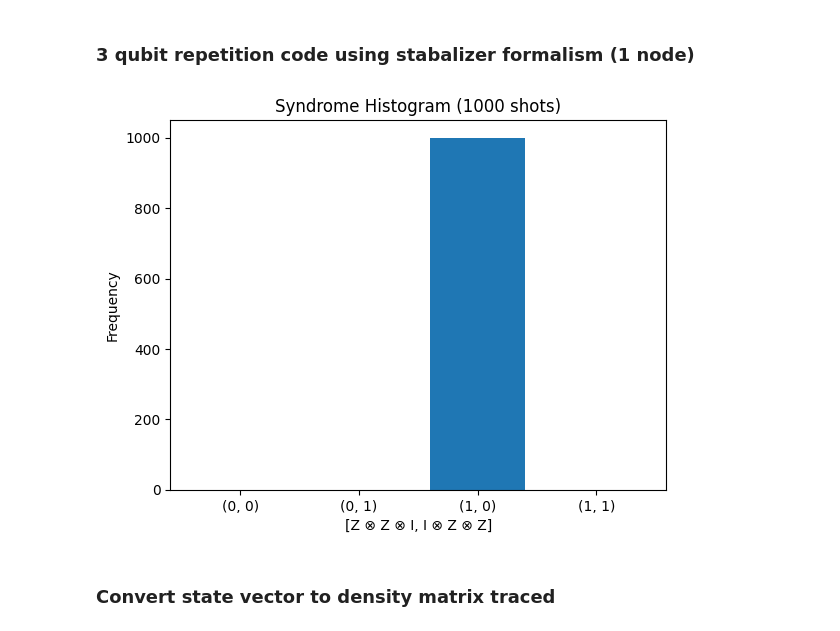
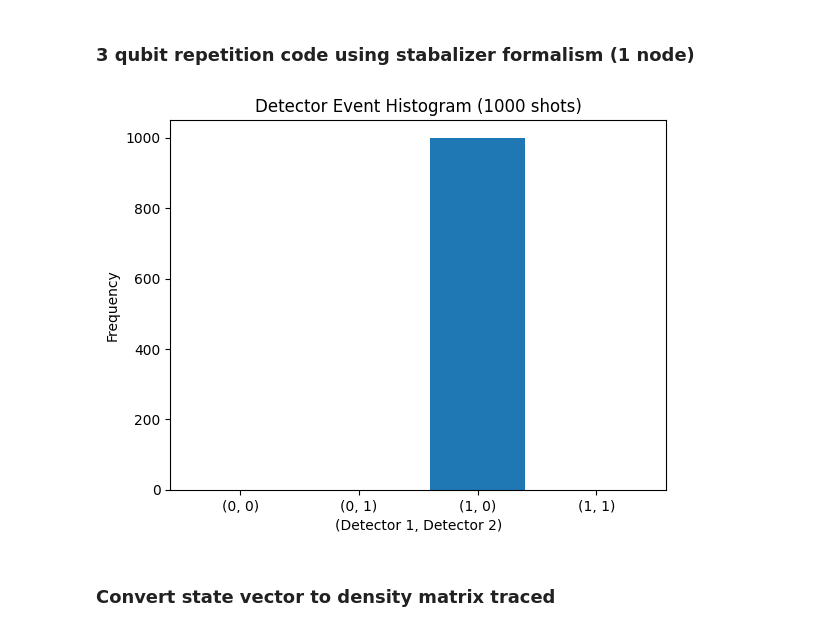
Before and after one commit to SagarPatange/QEC, a Jupyter notebook: stabalizer_formalism/drafts/purification_713.ipynb, the cells around one changed output. Drawn from its saved outputs; the diff is of its cells as text; code cells hidden in the pictures.

```diff
--- a/stabalizer_formalism/drafts/purification_713.ipynb
+++ b/stabalizer_formalism/drafts/purification_713.ipynb
@@ -120,13 +596,9 @@ def entanglment_swapping(circuit: stim.Circuit, qubit_indices: list[int], total_
     c.append("M", [qubit_indices[2]])  # m_Z
 
     # Pauli-frame corrections on the last qubit
-    c.append('CX', [stim.target_rec(-1), stim.GateTarget(3)])
-    c.append('CZ', [stim.target_rec(-2), stim.GateTarget(3)])
+    c.append('CX', [stim.target_rec(-1), stim.GateTarget(qubit_indices[3])])
+    c.append('CZ', [stim.target_rec(-2), stim.GateTarget(qubit_indices[3])])
 
-    # # Apply identity to all other qubits
-    # for i in range(total_qubits):
-    #     if i not in qubit_indices:
-    #         c.append("I", [i])
 
     return c
 # %% [markdown]
@@ -499,44 +1040,47 @@ import random
 def three_qubit_repetition_code(p_error=0.1):
     circuit = stim.Circuit()
 
-    circuit.append("", 0)
+    circuit.append("I", 0)
     # circuit.append("CNOT", [0, 1])
     # circuit.append("CNOT", [0, 2])
 
     circuit.append("H", 0)
     circuit.append("CNOT", [0, 1])
     circuit.append("CNOT", [0, 2])
 
     circuit.append("X_ERROR", [0], [p_error])
     # 3) Measure Z0Z1 parity on ancilla 3
     circuit.append("CNOT", [0, 3])
     circuit.append("CNOT", [1, 3])
     circuit.append("M", 3)
-    # circuit.append("DETECTOR", [stim.target_rec(-1)])
+    circuit.append("DETECTOR", [stim.target_rec(-1)])
 
     # 4) Measure Z1Z2 parity on ancilla 4
     circuit.append("CNOT", [1, 4])
     circuit.append("CNOT", [2, 4])
     circuit.append("M", 4)
-    # circuit.append("DETECTOR", [stim.target_rec(-1)])
+    circuit.append("DETECTOR", [stim.target_rec(-1)])
 
     return circuit
 
 # Build & sample
 circuit = three_qubit_repetition_code(p_error=1)
-sampler = circuit.compile_sampler()
-shots = sampler.sample(shots=1000)   # e.g. 1000 shots
+# sampler = circuit.compile_sampler()
+# shots = sampler.sample(shots=1000)   # e.g. 1000 shots
 
-# Histogram
-counts = Counter(tuple(s) for s in shots)
-outcomes = [(0,0),(0,1),(1,0),(1,1)]
+det_sampler = circuit.compile_detector_sampler()
+det_events = det_sampler.sample(shots=1000)
+
+# Count and plot the histogram
+counts = Counter(tuple(s) for s in det_events)
+outcomes = [(0, 0), (0, 1), (1, 0), (1, 1)]
 plt.bar([str(o) for o in outcomes], [counts[o] for o in outcomes])
-plt.xlabel("[Z ⊗ Z ⊗ I, I ⊗ Z ⊗ Z]")
+plt.xlabel("(Detector 1, Detector 2)")
 plt.ylabel("Frequency")
-plt.title("Syndrome Histogram (1000 shots)")
+plt.title("Detector Event Histogram (1000 shots)")
 plt.show()
 # %% [output]
-[figure, old version]
+[figure, new version]
 # %% [markdown]
 ### Convert state vector to density matrix traced
 # %%
```
Also changed, not shown: parts of 12 cells of this notebook, 22 other files.
